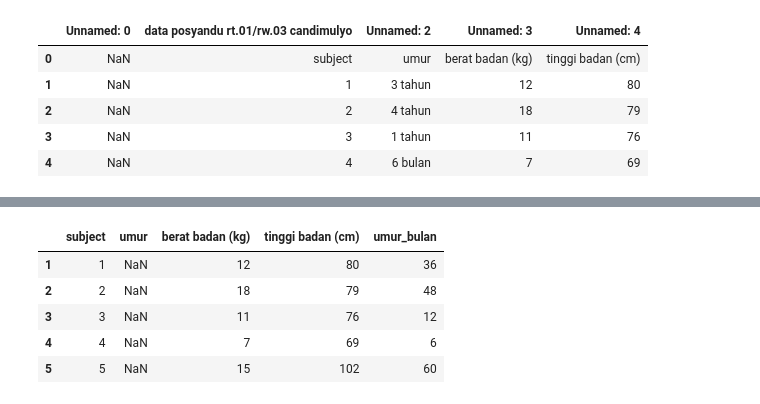
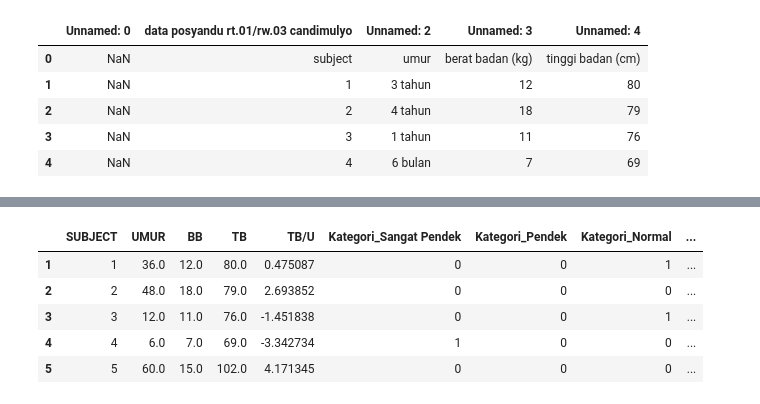
Before and after one commit to alouvre/stunting, a Jupyter notebook: Stunting.ipynb, the cells around one changed output, grey strips where cells are left out. Saved outputs shown, nothing was run; the diff lists cells and outputs as text; code cells hidden in the pictures.

Commit message:
Masih dalam tahap memperbaiki imbalance data

```diff
--- a/Stunting.ipynb
+++ b/Stunting.ipynb
@@ -86,0 +119,34 @@ data['tinggi badan (cm)'] = pd.to_numeric(data['tinggi badan (cm)'], errors='coe
+# %%
+# Fungsi untuk menghitung Z-Score TB/U berdasarkan umur, berat badan, dan tinggi badan
+def calculate_z_score_TBU(umur, berat_badan, tinggi_badan):
+    # Menghitung Z-Score untuk umur, berat badan, dan tinggi badan
+    z_score_umur = stats.zscore(umur)
+    z_score_berat_badan = stats.zscore(berat_badan)
+    z_score_tinggi_badan = stats.zscore(tinggi_badan)
+
+    # Tambahkan rumus yang sesuai untuk menghitung Z-Score TB/U berdasarkan umur, berat badan, dan tinggi badan
+    z_score_tb_u = z_score_umur + z_score_berat_badan + z_score_tinggi_badan
+    return z_score_tb_u
+
+data['TB/U'] = calculate_z_score_TBU(data['UMUR'], data['BB'], data['TB'])
+# %%
+# Menentukan batas kategori
+batas_pendek = -3
+batas_normal_bawah = -2
+batas_normal_atas = 2
+batas_tinggi = 2
+
+# Menentukan kategori berdasarkan Z-Score TB/U
+data['Kategori'] = pd.cut(data['TB/U'],
+                               bins=[float('-inf'), batas_pendek, batas_normal_bawah, batas_normal_atas, float('inf')],
+                               labels=['Sangat Pendek', 'Pendek', 'Normal', 'Tinggi'],
+                               right=False)
+# %%
+# Memilih kolom yang ingin di-One-Hot Encoding
+kolom_kategori = ['Kategori']  # Gantilah dengan nama kolom yang sesuai
+
+# Melakukan One-Hot Encoding
+data_encoded = pd.get_dummies(data, columns=kolom_kategori)
+
+# Menampilkan DataFrame yang sudah di-One-Hot Encoding
+data_encoded.head()
@@ -87,9 +160,15 @@ data['tinggi badan (cm)'] = pd.to_numeric(data['tinggi badan (cm)'], errors='coe
+# %%
+# Menentukan batas -2 SD untuk mendefinisikan stunting
+batas_stunting = -2
+
+# Menentukan label berdasarkan Z-score TB/U
+data_encoded['Label'] = data_encoded['TB/U'].apply(lambda x: '1' if x < batas_stunting else '0')
 # %%
-data.head()
+data_encoded.head()
 # %% [output]
-|  | subject | umur | berat badan (kg) | tinggi badan (cm) | umur_bulan |
-| 1 | 1 | NaN | 12 | 80 | 36 |
-| 2 | 2 | NaN | 18 | 79 | 48 |
-| 3 | 3 | NaN | 11 | 76 | 12 |
-| 4 | 4 | NaN | 7 | 69 | 6 |
-| 5 | 5 | NaN | 15 | 102 | 60 |
+|  | SUBJECT | UMUR | BB | TB | TB/U | Kategori_Sangat Pendek | Kategori_Pendek | Kategori_Normal | ... |
+| 1 | 1 | 36.0 | 12.0 | 80.0 | 0.475087 | 0 | 0 | 1 | ... |
+| 2 | 2 | 48.0 | 18.0 | 79.0 | 2.693852 | 0 | 0 | 0 | ... |
+| 3 | 3 | 12.0 | 11.0 | 76.0 | -1.451838 | 0 | 0 | 1 | ... |
+| 4 | 4 | 6.0 | 7.0 | 69.0 | -3.342734 | 1 | 0 | 0 | ... |
+| 5 | 5 | 60.0 | 15.0 | 102.0 | 4.171345 | 0 | 0 | 0 | ... |
```
Also changed, not shown: parts of 22 cells of this notebook.
